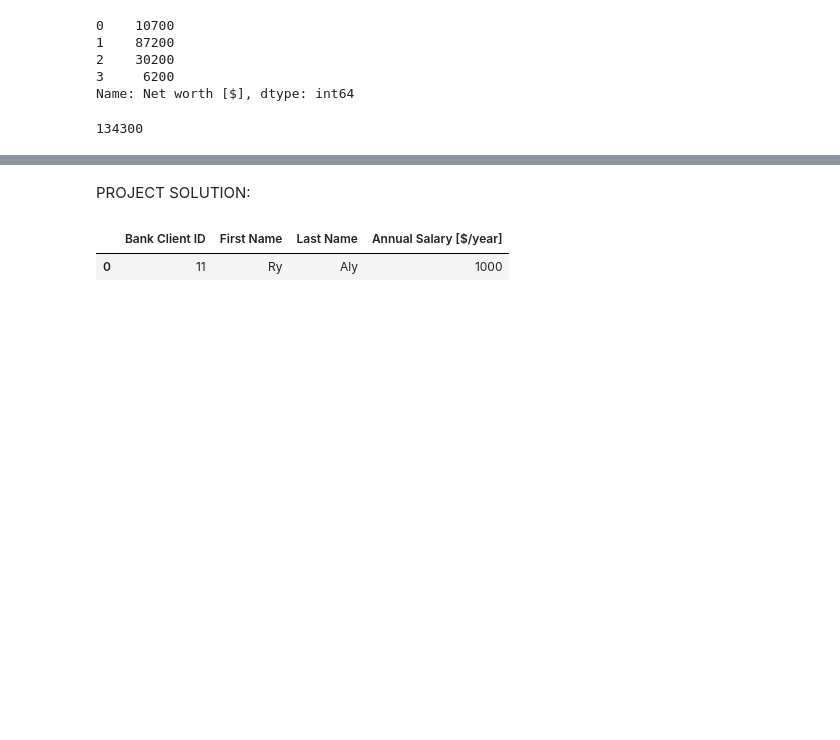
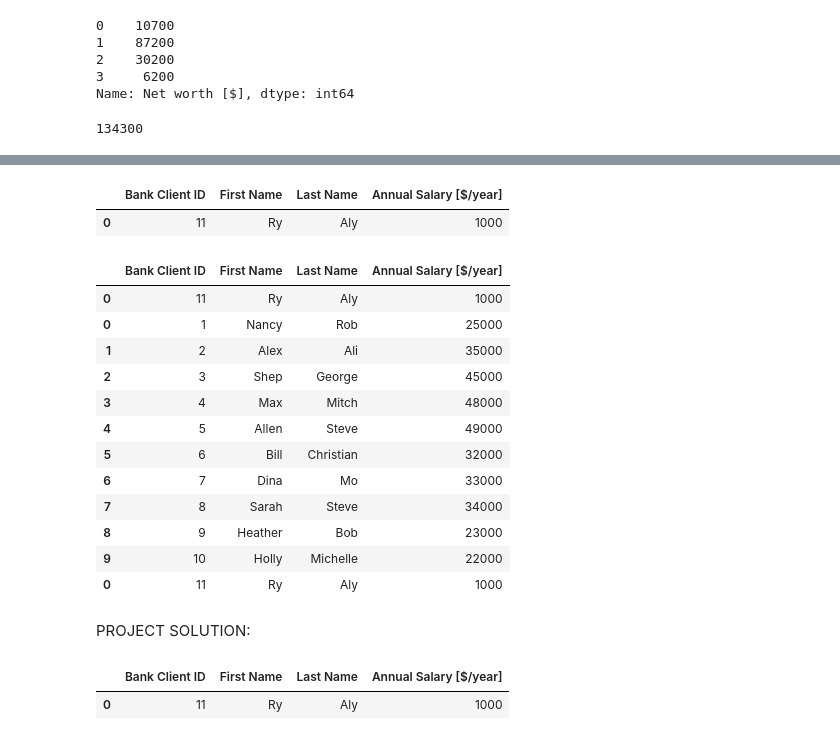
Before and after one commit to serkanozdamar/talktoweb, a Jupyter notebook: project/Python 101 - Python Libraries for Data Analysis - Numpy and Pandas.ipynb, the cells around one changed output, grey strips where cells are left out. Saved outputs shown, nothing was run; the diff lists cells and outputs as text; code cells hidden in the pictures; blank space fills up the shorter version.

```diff
--- a/project/Python 101 - Python Libraries for Data Analysis - Numpy and Pandas.ipynb
+++ b/project/Python 101 - Python Libraries for Data Analysis - Numpy and Pandas.ipynb
@@ -582,3 +943,13 @@ Name: Net worth [$], dtype: int64
 results.sum()
 # %% [output]
 134300
+# %%
+# Creating a dataframe from a dictionary
+# Let's define a dataframe with a list of bank clients with IDs = 1, 2, 3, 4, 5
+
+raw_data = {'Bank Client ID': ['1', '2', '3', '4', '5'],
+            'First Name': ['Nancy', 'Alex', 'Shep', 'Max', 'Allen'],
+            'Last Name': ['Rob', 'Ali', 'George', 'Mitch', 'Steve']}
+
+Bank_df_1 = pd.DataFrame(raw_data, columns = ['Bank Client ID', 'First Name', 'Last Name'])
+Bank_df_1
@@ -584,0 +963,8 @@ results.sum()
+# %%
+# Let's define another dataframe for a separate list of clients (IDs = 6, 7, 8, 9, 10)
+raw_data = {
+        'Bank Client ID': ['6', '7', '8', '9', '10'],
+        'First Name': ['Bill', 'Dina', 'Sarah', 'Heather', 'Holly'],
+        'Last Name': ['Christian', 'Mo', 'Steve', 'Bob', 'Michelle']}
+Bank_df_2 = pd.DataFrame(raw_data, columns = ['Bank Client ID', 'First Name', 'Last Name'])
+Bank_df_2
@@ -584,0 +999,5 @@ results.sum()
+# %%
+# Let's concatenate both dataframes #1 and #2
+# Note that we now have client IDs from 1 to 10
+bank_df_all = pd.concat([Bank_df_1, Bank_df_2])
+bank_df_all
@@ -585,3 +1037,31 @@ results.sum()
+# %%
+new_client = {
+        'Bank Client ID': ['11'],
+        'First Name': ['Ry'],
+        'Last Name': ['Aly'],
+        'Annual Salary [$/year]' : [1000]}
+new_client_df = pd.DataFrame(new_client, columns = ['Bank Client ID', 'First Name', 'Last Name', 'Annual Salary [$/year]'])
+new_client_df
+# %% [output]
+|  | Bank Client ID | First Name | Last Name | Annual Salary [$/year] |
+| 0 | 11 | Ry | Aly | 1000 |
+# %%
+bank_df_all = pd.concat([bank_df_all, new_client_df])
+bank_df_all
+# %% [output]
+|  | Bank Client ID | First Name | Last Name | Annual Salary [$/year] |
+| 0 | 11 | Ry | Aly | 1000 |
+| 0 | 1 | Nancy | Rob | 25000 |
+| 1 | 2 | Alex | Ali | 35000 |
+| 2 | 3 | Shep | George | 45000 |
+| 3 | 4 | Max | Mitch | 48000 |
+| 4 | 5 | Allen | Steve | 49000 |
+| 5 | 6 | Bill | Christian | 32000 |
+| 6 | 7 | Dina | Mo | 33000 |
+| 7 | 8 | Sarah | Steve | 34000 |
+| 8 | 9 | Heather | Bob | 23000 |
+| 9 | 10 | Holly | Michelle | 22000 |
+| 0 | 11 | Ry | Aly | 1000 |
 # %% [markdown]
 PROJECT SOLUTION:
 # %%
```
Also changed, not shown: parts of 91 cells of this notebook, 10 other files.
